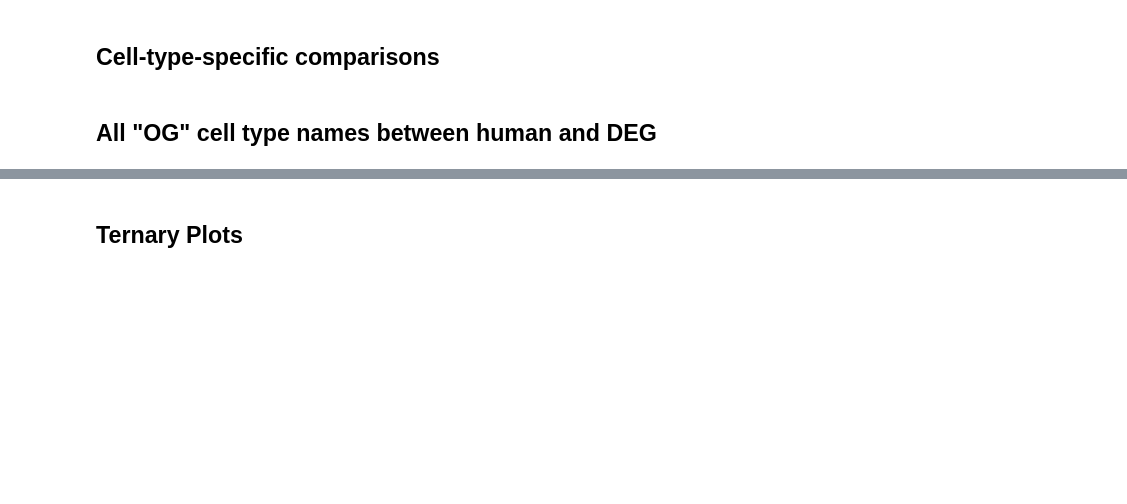
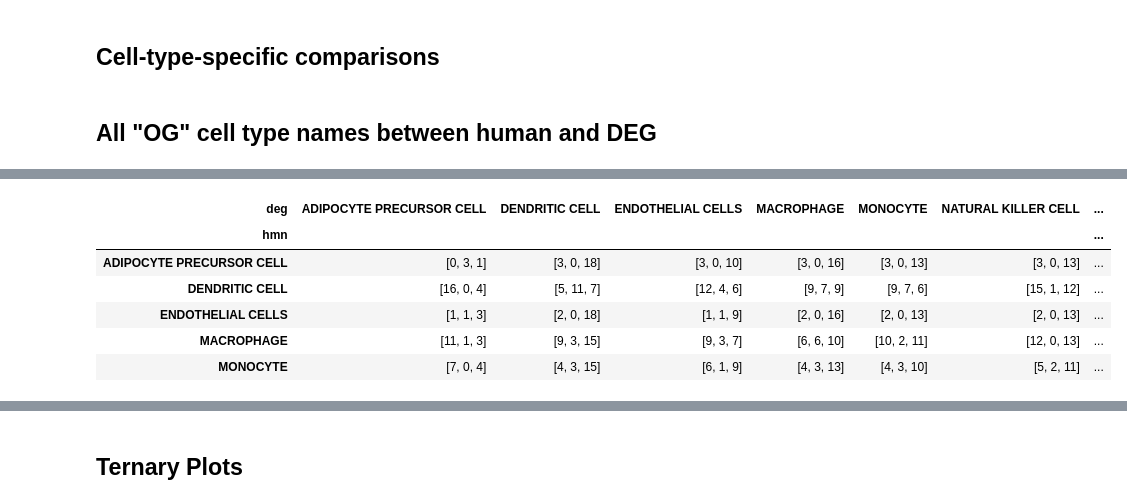
Before and after one commit to sbooeshaghi/llmarkers, a Jupyter notebook: analysis/deg_vs_human/compare_evidence.ipynb, the cells around one changed output, grey strips where cells are left out. Drawn from its saved outputs; the diff is of its cells as text; code cells hidden in the pictures; blank space fills up the shorter version.

```diff
--- a/analysis/deg_vs_human/compare_evidence.ipynb
+++ b/analysis/deg_vs_human/compare_evidence.ipynb
@@ -202,5 +207,16 @@ df.head()
 # %%
 (mtx, norm_mtx, hmnct, degct) = ctg_metric(hmn, deg, gene_col = "feature_name", ct_col = "cell_type_id", df1_label="hmn", df2_label="deg", comm_ct=True, comm_gene=True)
+# %%
+df = pd.DataFrame(mtx.tolist(), index=hmnct, columns=degct)
+df.head()
+# %% [output]
+| deg | ADIPOCYTE PRECURSOR CELL | DENDRITIC CELL | ENDOTHELIAL CELLS | MACROPHAGE | MONOCYTE | NATURAL KILLER CELL | ... |
+| hmn |  |  |  |  |  |  | ... |
+| ADIPOCYTE PRECURSOR CELL | [0, 3, 1] | [3, 0, 18] | [3, 0, 10] | [3, 0, 16] | [3, 0, 13] | [3, 0, 13] | ... |
+| DENDRITIC CELL | [16, 0, 4] | [5, 11, 7] | [12, 4, 6] | [9, 7, 9] | [9, 7, 6] | [15, 1, 12] | ... |
+| ENDOTHELIAL CELLS | [1, 1, 3] | [2, 0, 18] | [1, 1, 9] | [2, 0, 16] | [2, 0, 13] | [2, 0, 13] | ... |
+| MACROPHAGE | [11, 1, 3] | [9, 3, 15] | [9, 3, 7] | [6, 6, 10] | [10, 2, 11] | [12, 0, 13] | ... |
+| MONOCYTE | [7, 0, 4] | [4, 3, 15] | [6, 1, 9] | [4, 3, 13] | [4, 3, 10] | [5, 2, 11] | ... |
 # %%
 fig, ax = plt.subplots(figsize=(7, 7))
 
```
Also changed, not shown: parts of 15 cells of this notebook, 2 other files.
